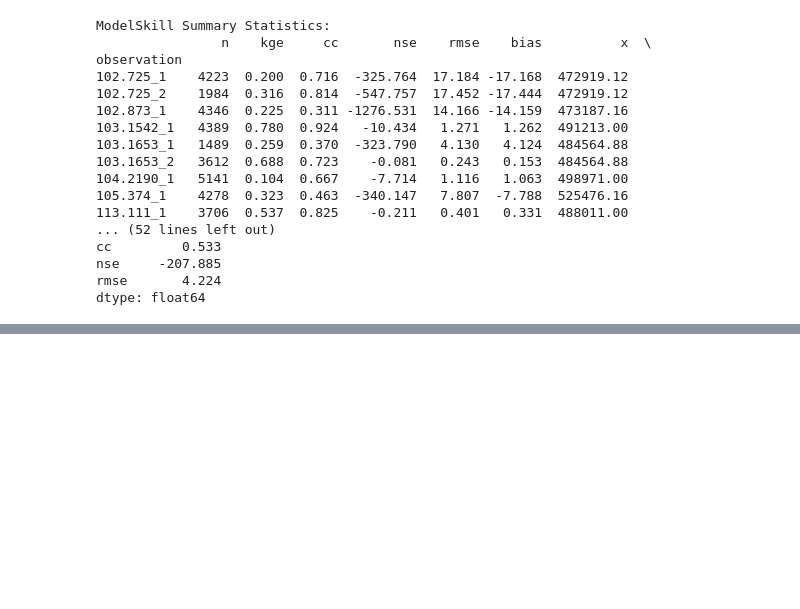
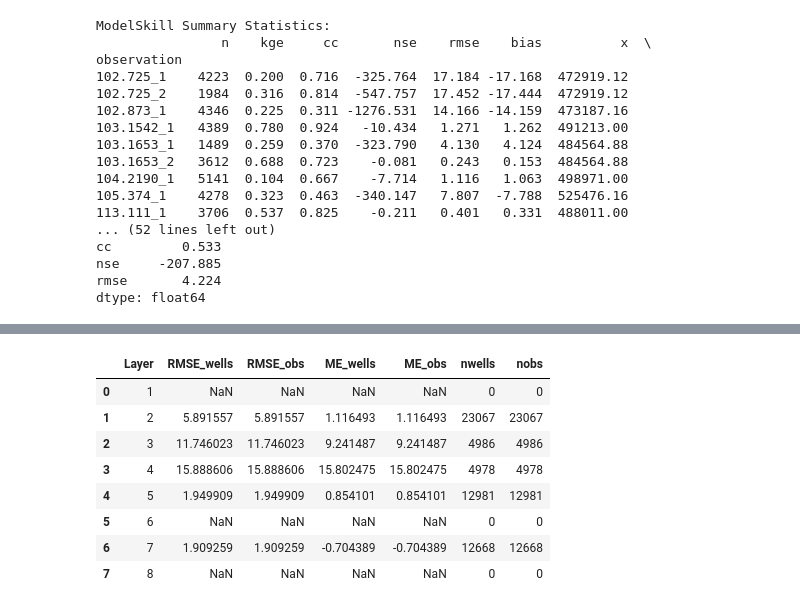
Before and after one commit to DHI/WaterBench-MIKESHE-Skjern, a Jupyter notebook: code/model_validation.ipynb, the cells around one changed output, grey strips where cells are left out. Saved outputs shown, nothing was run; the diff lists cells and outputs as text; code cells hidden in the pictures; blank space fills up the shorter version.

```diff
--- a/code/model_validation.ipynb
+++ b/code/model_validation.ipynb
@@ -384,0 +341,12 @@ Layer 6     | RMSE: 1.5549   | Data Points: 3871   | Wells: 1
+# %%
+WS_input_layers
+# %% [output]
+|  | Layer | RMSE_wells | RMSE_obs | ME_wells | ME_obs | nwells | nobs |
+| 0 | 1 | NaN | NaN | NaN | NaN | 0 | 0 |
+| 1 | 2 | 5.891557 | 5.891557 | 1.116493 | 1.116493 | 23067 | 23067 |
+| 2 | 3 | 11.746023 | 11.746023 | 9.241487 | 9.241487 | 4986 | 4986 |
+| 3 | 4 | 15.888606 | 15.888606 | 15.802475 | 15.802475 | 4978 | 4978 |
+| 4 | 5 | 1.949909 | 1.949909 | 0.854101 | 0.854101 | 12981 | 12981 |
+| 5 | 6 | NaN | NaN | NaN | NaN | 0 | 0 |
+| 6 | 7 | 1.909259 | 1.909259 | -0.704389 | -0.704389 | 12668 | 12668 |
+| 7 | 8 | NaN | NaN | NaN | NaN | 0 | 0 |
```
Also changed, not shown: parts of 3 cells of this notebook, 7 other files.
